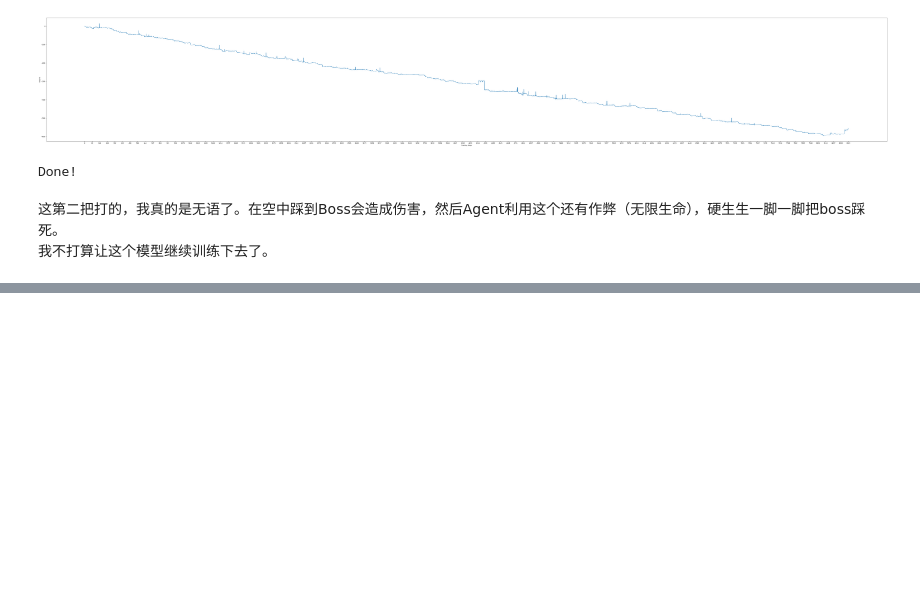
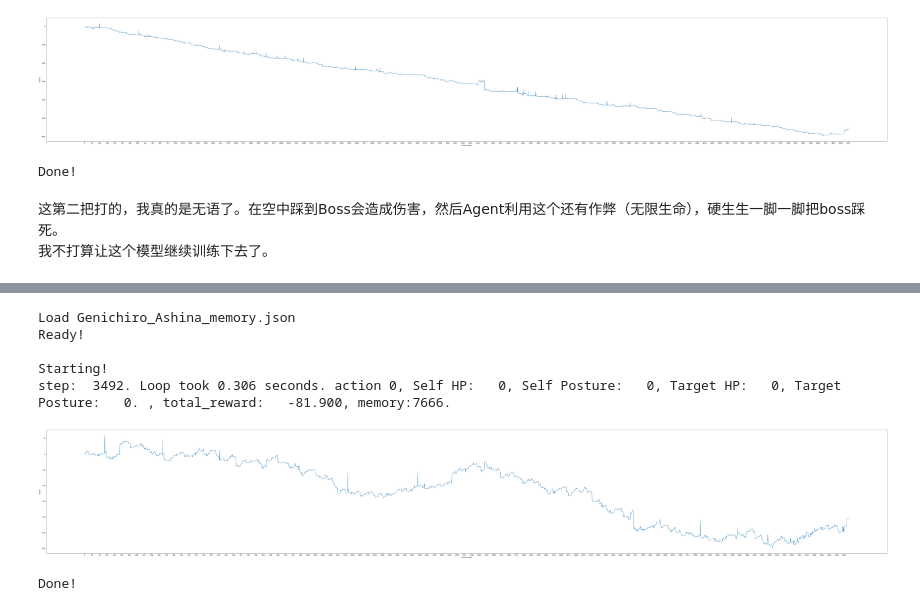
Before and after one commit to ricagj/pysekiro, a Jupyter notebook: train_history.ipynb, the cells around one changed output, grey strips where cells are left out. Cells and saved outputs as stored; diff of their text form; code cells hidden in the pictures; blank space fills up the shorter version.

```diff
--- a/train_history.ipynb
+++ b/train_history.ipynb
@@ -24,0 +37,10 @@ Done!
+# %%
+train.run()
+# %% [output]
+Load Genichiro_Ashina_memory.json
+Ready!
+
+Starting!
+step:  3492. Loop took 0.306 seconds. action 0, Self HP:   0, Self Posture:   0, Target HP:   0, Target Posture:   0. , total_reward:   -81.900, memory:7666.
+[figure, added]
+Done!
```
Also changed, not shown: parts of 2 cells of this notebook.
